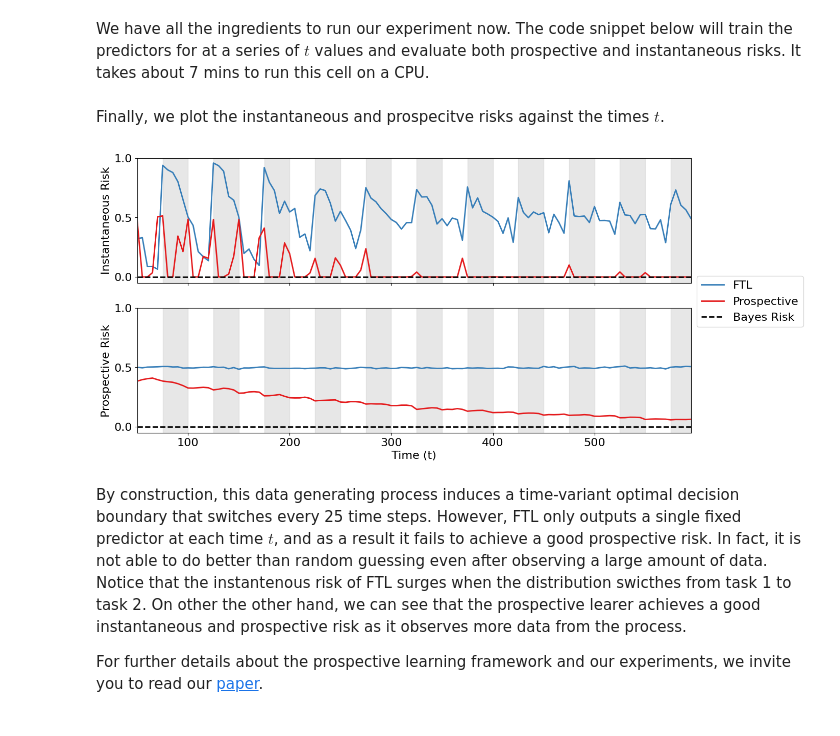
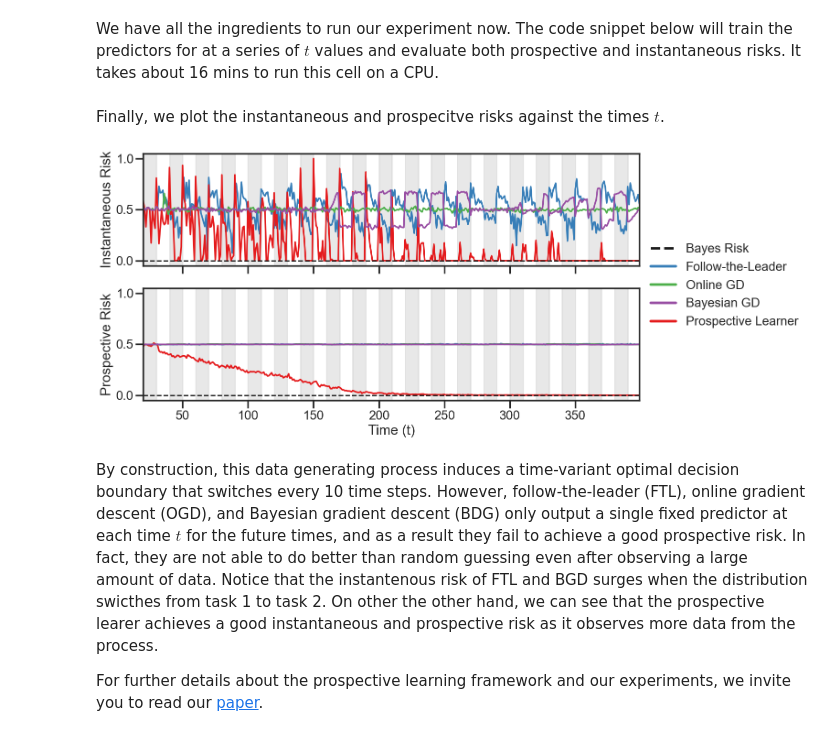
Before and after one commit to neurodata/prolearn, a Jupyter notebook: tutorials/tutorial.ipynb, the cells around one changed output. Cells and saved outputs as stored; diff of their text form; code cells hidden in the pictures.

```diff
--- a/tutorials/tutorial.ipynb
+++ b/tutorials/tutorial.ipynb
@@ -57,8 +57,8 @@ from dataclasses import dataclass
 @dataclass
 class ProcessConfig:
     """configure the data generating process"""
-    period: int = 50
-    seq_len: int = 2000
+    period: int = 40
+    seq_len: int = 10000
     num_seeds: int = 3
 
 class DataGeneratingProcess:
@@ -141,7 +141,7 @@ class DataGeneratingProcess:
 
 class SyntheticDataset(Dataset):
     """Form the torch dataset"""
-    def __init__(self, data, idx, run_id, test):
+    def __init__(self, data, idx, run_id, test, past=None):
         self.x = torch.from_numpy(data['x']).float()
         self.y = torch.from_numpy(data['y']).long()
         self.t = torch.from_numpy(data['t']).float()
@@ -152,10 +152,16 @@ class SyntheticDataset(Dataset):
             self.y = self.y[run_id, idx:]
             self.t = self.t[run_id, idx:]
         else:
-            # Use data up to time 'idx' onwards for training
-            self.x = self.x[run_id, :idx]
-            self.y = self.y[run_id, :idx]
-            self.t = self.t[run_id, :idx]
+            if past is None:
+                #  # Use data up to time 'idx' onwards for training (full history)
+                self.x = self.x[run_id, :idx]
+                self.y = self.y[run_id, :idx]
+                self.t = self.t[run_id, :idx]
+            else:
+                # Use the most recent past data up to time 'idx' onwards for training (partial history)
+                self.x = self.x[run_id, idx-past:idx]
+                self.y = self.y[run_id, idx-past:idx]
+                self.t = self.t[run_id, idx-past:idx]
 
     def __len__(self):
         return len(self.y)
@@ -319,6 +377,6 @@ class Trainer:
 # %% [markdown]
 We have all the ingredients to run our experiment now. The code snippet below will train the
 predictors for at a series of $t$ values and evaluate both prospective and instantaneous risks.
-It takes about 7 mins to run this cell on a CPU.
+It takes about 16 mins to run this cell on a CPU.
 # %%
 # configure and obtain the data generating process
@@ -386,55 +458,66 @@ with open('results.pkl', 'wb') as file:
 # %% [markdown]
 Finally, we plot the instantaneous and prospecitve risks against the times $t$.
 # %%
-import matplotlib
-font = {'size':16}
-matplotlib.rc('font', **font)
-matplotlib.rcParams['figure.facecolor'] = 'white'
 import matplotlib.pyplot as plt
+import seaborn as sns
+plt.style.use("seaborn-v0_8-whitegrid")
+sns.set(context='poster',
+            style='ticks',
+            font_scale=0.9,
+            rc={'axes.grid':True,
+                'grid.color':'.9',
+                'grid.linewidth':0.75})
+from matplotlib.lines import Line2D
 
 fig, axes = plt.subplots(2, 1, figsize=(14, 7), sharex=True)
-colors = ['#377eb8', '#e41a1c']
+colors = ['#377eb8', '#e41a1c', '#4daf4a', '#984ea3']
 
 for i, method in enumerate(methods):
     ax = axes[0]
-    ax.plot(t_list, instant_risk[method], color=colors[i], lw=2, label=method)
+    ax.plot(t_list, instant_risk[method], color=colors[i], lw=2.5, label=method)
     ax.set_ylabel("Instantaneous Risk")
     ax.set_yticks([0, 0.5, 1])
-    ax.set_ylim([-0.05, 1])
+    ax.set_ylim([-0.05, 1.05])
     ax.set_xlim([t_list[0], t_list[-1]])
 
     ax = axes[1]
-    ax.plot(t_list, prospective_risk[method], color=colors[i], lw=2)
+    ax.plot(t_list, prospective_risk[method], color=colors[i], lw=2.5)
     ax.set_ylabel("Prospective Risk")
     ax.set_yticks([0, 0.5, 1])
-    ax.set_ylim([-0.05, 1])
+    ax.set_ylim([-0.05, 1.05])
     ax.set_xlim([t_list[0], t_list[-1]])
 
     ax.set_xlabel("Time (t)")
 
-T = 25
-for i in range(50, 600, T*2):
-    task_start = i + T
-    task_end = i + 2 * T
+switch_times = np.arange(0, t_list[-1]+2, period//2)
+for i in range(0, len(switch_times)-1, 2):
     for j in range(0, 2):
         ax = axes[j]
-        ax.fill_betweenx([-0.1, 1.1], task_start, task_end, color='lightgray', alpha=0.3)
-        ax.fill_betweenx([-0.1, 1.1], task_start, task_end, color='lightgray', alpha=0.3)
+        ax.fill_betweenx([-0.1, 1.1], switch_times[i], switch_times[i+1], color='lightgray', alpha=0.5)
 
 for j in range(0, 2):
     ax = axes[j]
     ax.plot(t_list, np.zeros_like(t_list), lw=2, ls='dashed', color='k', label="Bayes Risk")
+axes[0].grid(visible=False)
+axes[1].grid(visible=False)
+
+legend_elements = [
+    Line2D([0], [0], color='k', lw=4, ls='dashed', label='Bayes Risk'),
+    Line2D([0], [0], color='#377eb8', lw=4, label='Follow-the-Leader'),
+    Line2D([0], [0], color='#4daf4a', lw=4, label='Online GD'),
+    Line2D([0], [0], color='#984ea3', lw=4, label='Bayesian GD'),
+    Line2D([0], [0], color='#e41a1c', lw=4, label='Prospective Learner'),
+]
 
 ax = axes[0]
-ax.legend(loc='upper left', bbox_to_anchor=(1, 0.1))
+ax.legend(handles=legend_elements, loc='upper left', bbox_to_anchor=(1, 0.3))
 plt.show()
 # %% [output]
-[figure, old version]
+[figure, new version]
 # %% [markdown]
-By construction, this data generating process induces a time-variant optimal decision boundary that switches every 25 time steps.
-However, FTL only outputs a single fixed predictor at each time $t$, and as a result it fails to achieve a good prospective risk. In fact,
-it is not able to do better than random guessing even after observing a large amount of data. Notice that the instantenous risk of FTL
-surges when the distribution swicthes from task 1 to task 2. On other the other hand, we can see that the prospective learer achieves a
-good instantaneous and prospective risk as it observes more data from the process.
+By construction, this data generating process induces a time-variant optimal decision boundary that switches every 10 time steps.
+However, follow-the-leader (FTL), online gradient descent (OGD), and Bayesian gradient descent (BDG) only output a single fixed predictor at each time $t$ for the future times,
+and as a result they fail to achieve a good prospective risk. In fact, they are not able to do better than random guessing even after observing a large amount of data.
+Notice that the instantenous risk of FTL and BGD surges when the distribution swicthes from task 1 to task 2. On other the other hand, we can see that the prospective learer achieves a good instantaneous and prospective risk as it observes more data from the process.
 
 For further details about the prospective learning framework and our experiments, we invite you to read our [paper](https://arxiv.org/pdf/2411.00109).
```
Also changed, not shown: parts of 5 cells of this notebook, 5 other files.
